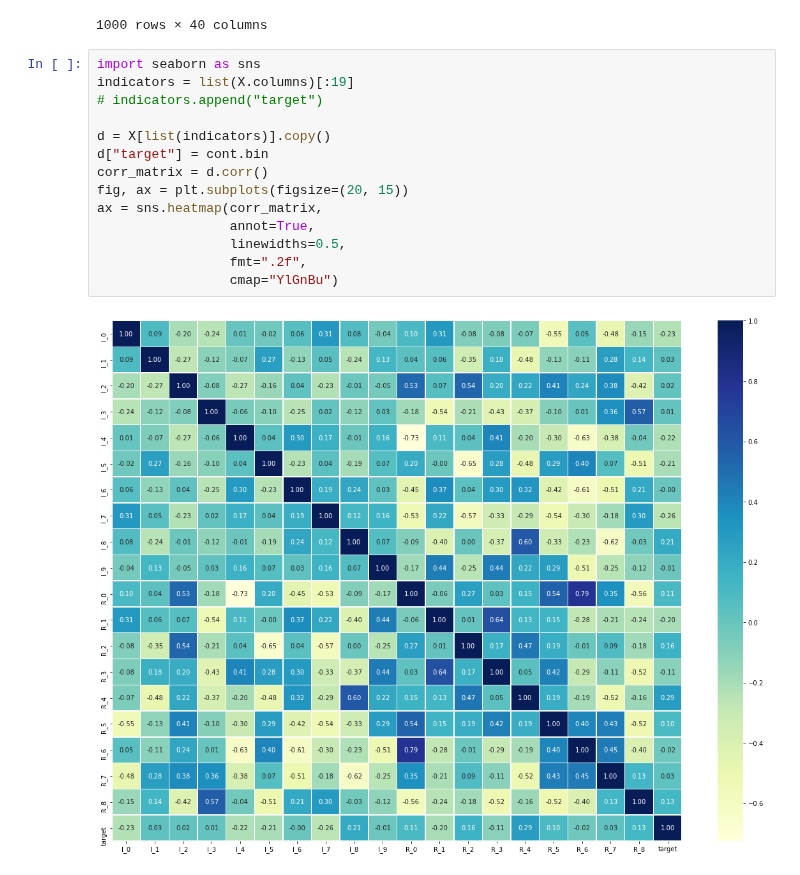
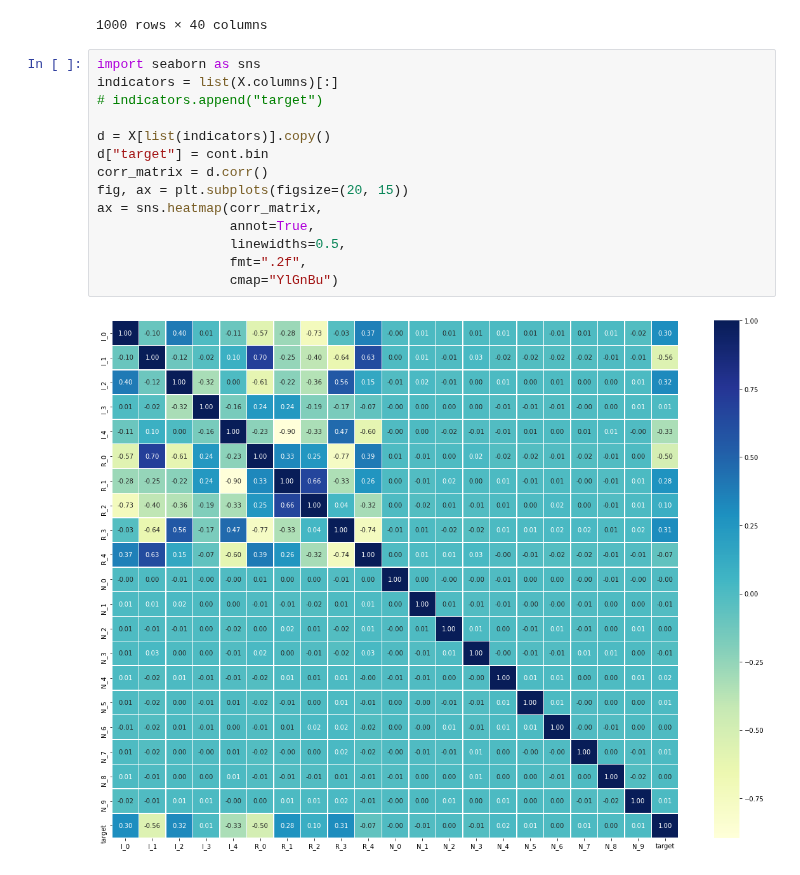
Before and after one commit to sunnymnie/bitcoin-printer, a Jupyter notebook: 8-feature-importance/chapter-8.ipynb, the cells around one changed output. Saved outputs shown, nothing was run; the diff lists cells and outputs as text.

```diff
--- a/8-feature-importance/chapter-8.ipynb
+++ b/8-feature-importance/chapter-8.ipynb
@@ -413,17 +407,17 @@ X
 1000 rows × 40 columns
 # %%
 import seaborn as sns
-indicators = list(X.columns)[:19]
+indicators = list(X.columns)[:]
 # indicators.append("target")
 
 d = X[list(indicators)].copy()
 d["target"] = cont.bin
 corr_matrix = d.corr()
 fig, ax = plt.subplots(figsize=(20, 15))
 ax = sns.heatmap(corr_matrix,
                  annot=True,
                  linewidths=0.5,
                  fmt=".2f",
                  cmap="YlGnBu")
 # %% [output]
-[figure, old version]
+[figure, new version]
```
Also changed, not shown: parts of 2 cells of this notebook, 2 other files.
